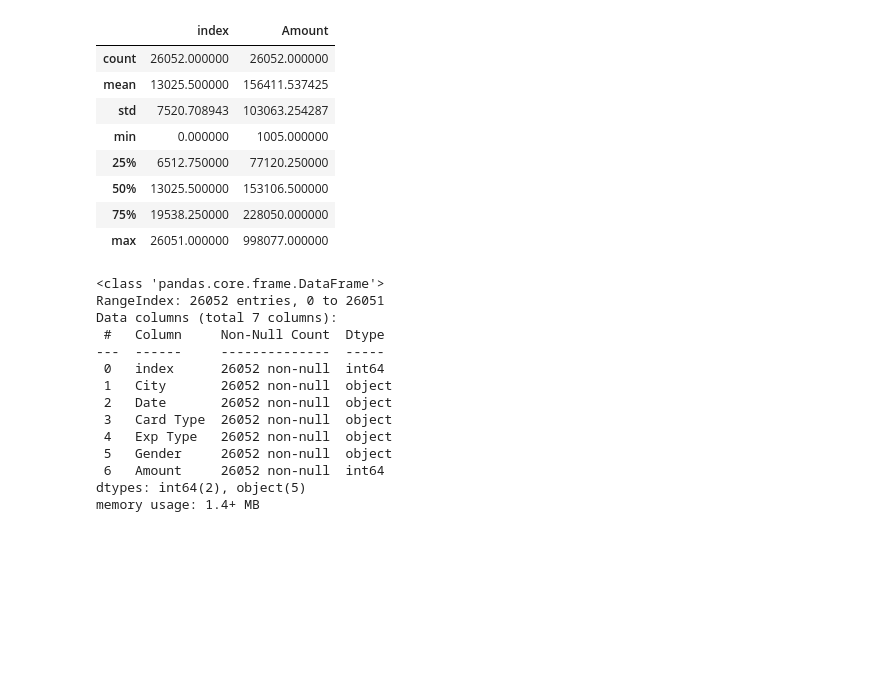
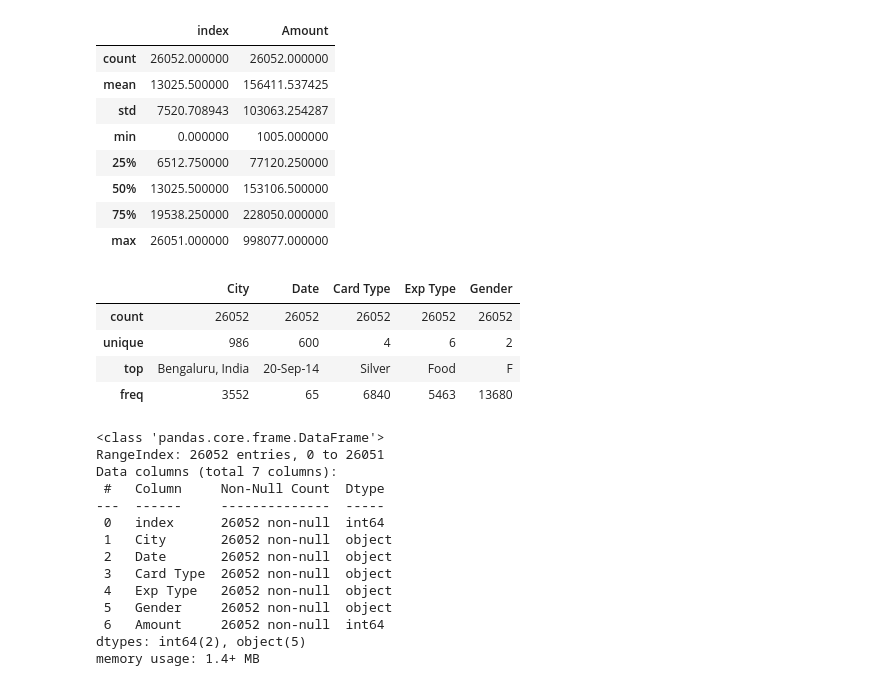
Before and after one commit to aatiw/ML-projects, a Jupyter notebook: credit card spending/Credit Card Spending Analysis.ipynb, the cells around one changed output. Saved outputs shown, nothing was run; the diff lists cells and outputs as text; code cells hidden in the pictures; blank space fills up the shorter version.

```diff
--- a/credit card spending/Credit Card Spending Analysis.ipynb
+++ b/credit card spending/Credit Card Spending Analysis.ipynb
@@ -28,6 +28,14 @@ df.describe()
 | 50% | 13025.500000 | 153106.500000 |
 | 75% | 19538.250000 | 228050.000000 |
 | max | 26051.000000 | 998077.000000 |
+# %%
+df.describe(include="object")
+# %% [output]
+|  | City | Date | Card Type | Exp Type | Gender |
+| count | 26052 | 26052 | 26052 | 26052 | 26052 |
+| unique | 986 | 600 | 4 | 6 | 2 |
+| top | Bengaluru, India | 20-Sep-14 | Silver | Food | F |
+| freq | 3552 | 65 | 6840 | 5463 | 13680 |
 # %%
 df.info()
 # %% [output]
```
Also changed, not shown: parts of 8 cells of this notebook.
